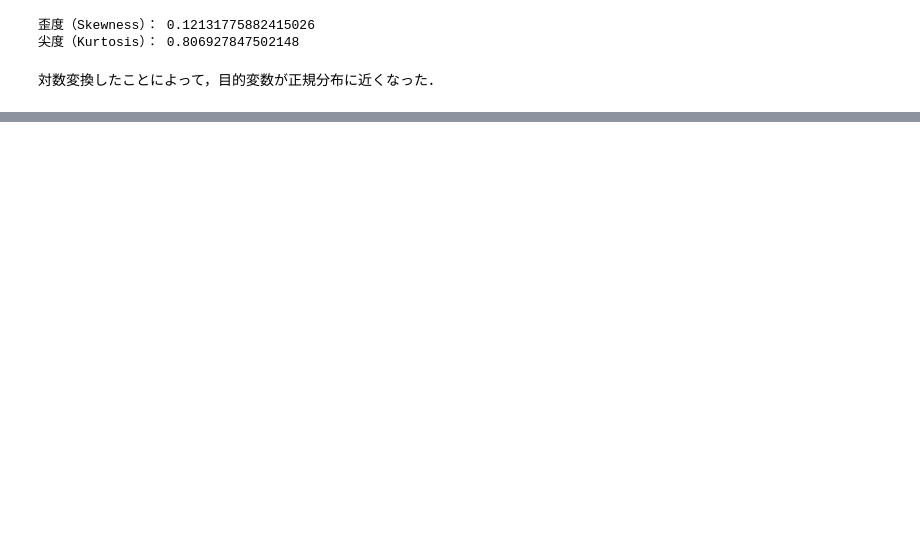
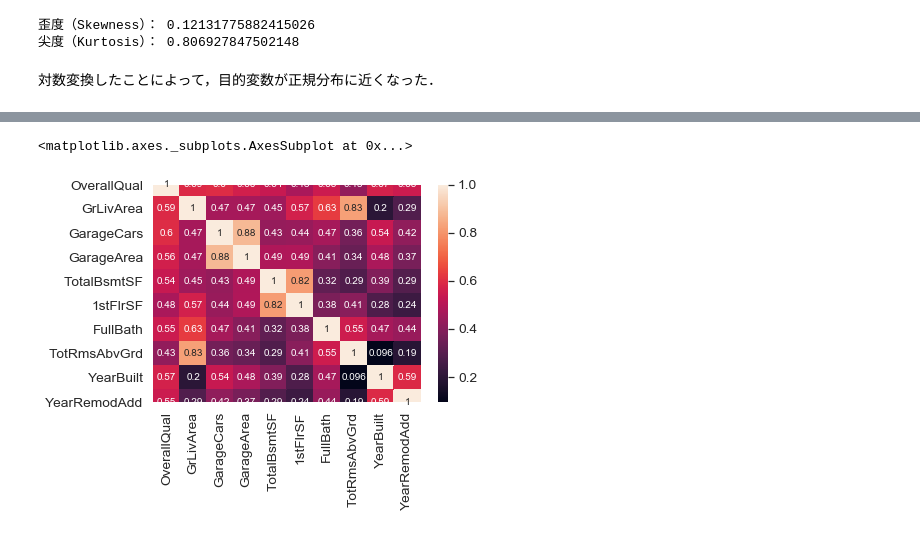
Before and after one commit to SkMiya/diveintocode-ml, a Jupyter notebook: week3/week3_2_House.ipynb, the cells around one changed output, grey strips where cells are left out. Drawn from its saved outputs; the diff is of its cells as text; code cells hidden in the pictures; blank space fills up the shorter version.

```diff
--- a/week3/week3_2_House.ipynb
+++ b/week3/week3_2_House.ipynb
@@ -150,0 +277,4 @@ sns.heatmap(corr_mat)
+# %%
+corr10 = df[cols].drop('SalePrice',axis=1)
+corr10_mat = corr10.corr()
+corr10_mat
@@ -150,0 +293,5 @@ sns.heatmap(corr_mat)
+# %%
+sns.heatmap(corr10_mat,annot=True,annot_kws={'size': 10})
+# %% [output]
+<matplotlib.axes._subplots.AxesSubplot at 0x...>
+[figure, added]
```
Also changed, not shown: parts of 38 cells of this notebook.
